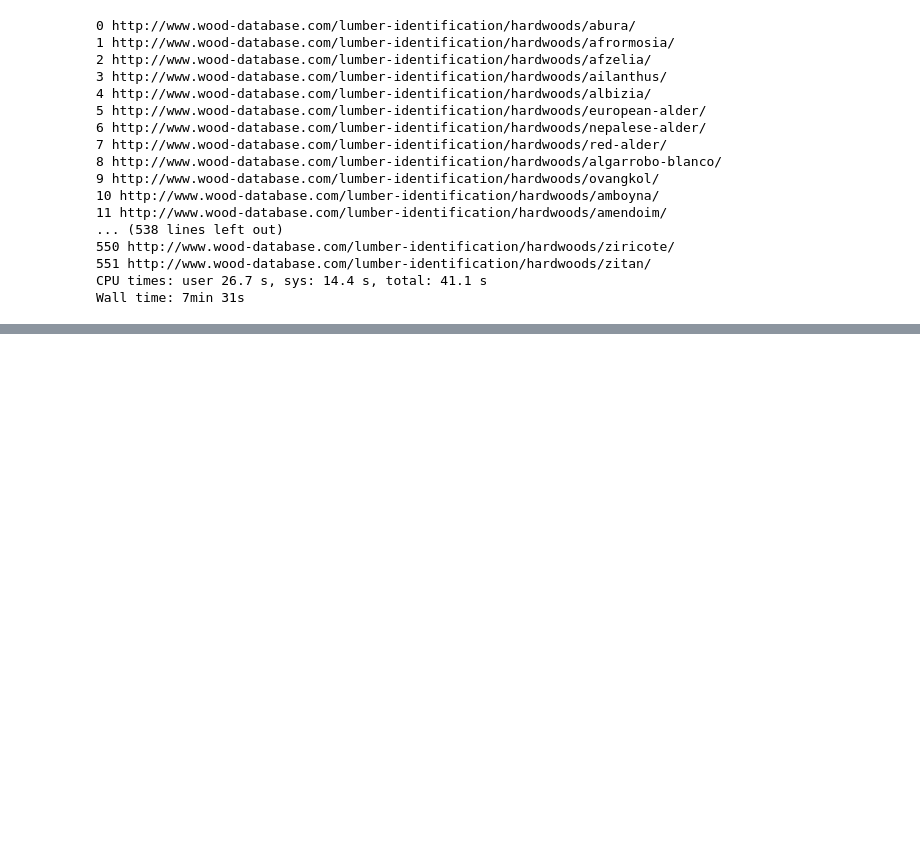
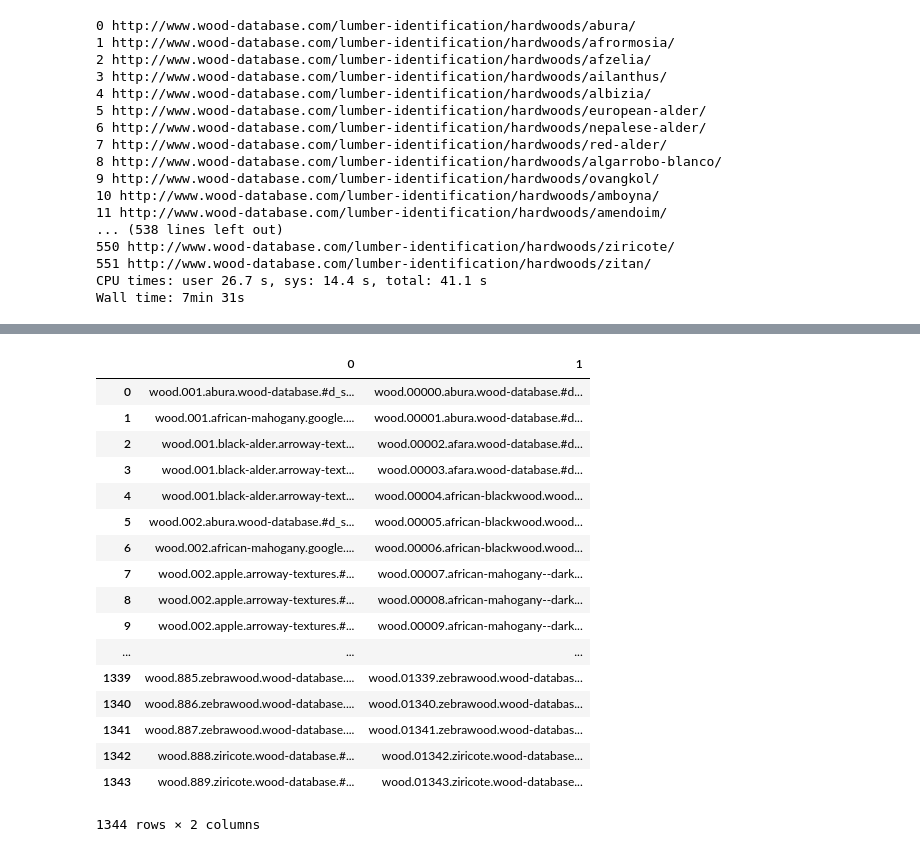
Before and after one commit to theNewFlesh/texture_classifier, a Jupyter notebook: ipython/image_scraping.ipynb, the cells around one changed output, grey strips where cells are left out. Drawn from its saved outputs; the diff is of its cells as text; code cells hidden in the pictures; blank space fills up the shorter version.

```diff
--- a/ipython/image_scraping.ipynb
+++ b/ipython/image_scraping.ipynb
@@ -284,0 +343,42 @@ dtype: object
+# %%
+a = os.listdir('./google.001')
+b = os.listdir('./google.002')
+# %%
+dir_ = '/Users/alexbraun/Documents/data/texture_classifier/data/texture'
+os.chdir(dir_)
+x = os.listdir(dir_)[1:]
+y = []
+for i, item in enumerate(x):
+    a, b = re.split('\d\d\d', item)
+#     y.append([item, a + str(i).zfill(5) + b])
+    y.append([item, b)
+
+# for a,b in y:
+#     os.rename(a,b)
+# pd.options.display.max_colwidth = 200
+z = Series(y)
+z.sort(inplace=True)
+z.reset_index(drop=True, inplace=True)
+z = 'wood.' + Series(z.index).apply(lambda x: str(x).zfill(5)) + z
+z = z.tolist()
+DataFrame(zip(x,z))
+# pd.options.display.expand_frame_repr = False
+# %% [output]
+|  | 0 | 1 |
+| 0 | wood.001.abura.wood-database.#d_s... | wood.00000.abura.wood-database.#d... |
+| 1 | wood.001.african-mahogany.google.... | wood.00001.abura.wood-database.#d... |
+| 2 | wood.001.black-alder.arroway-text... | wood.00002.afara.wood-database.#d... |
+| 3 | wood.001.black-alder.arroway-text... | wood.00003.afara.wood-database.#d... |
+| 4 | wood.001.black-alder.arroway-text... | wood.00004.african-blackwood.wood... |
+| 5 | wood.002.abura.wood-database.#d_s... | wood.00005.african-blackwood.wood... |
+| 6 | wood.002.african-mahogany.google.... | wood.00006.african-blackwood.wood... |
+| 7 | wood.002.apple.arroway-textures.#... | wood.00007.african-mahogany--dark... |
+| 8 | wood.002.apple.arroway-textures.#... | wood.00008.african-mahogany--dark... |
+| 9 | wood.002.apple.arroway-textures.#... | wood.00009.african-mahogany--dark... |
+| ... | ... | ... |
+| 1339 | wood.885.zebrawood.wood-database.... | wood.01339.zebrawood.wood-databas... |
+| 1340 | wood.886.zebrawood.wood-database.... | wood.01340.zebrawood.wood-databas... |
+| 1341 | wood.887.zebrawood.wood-database.... | wood.01341.zebrawood.wood-databas... |
+| 1342 | wood.888.ziricote.wood-database.#... | wood.01342.ziricote.wood-database... |
+| 1343 | wood.889.ziricote.wood-database.#... | wood.01343.ziricote.wood-database... |
+1344 rows × 2 columns
```
Also changed, not shown: parts of 8 cells of this notebook, 9 other files.
